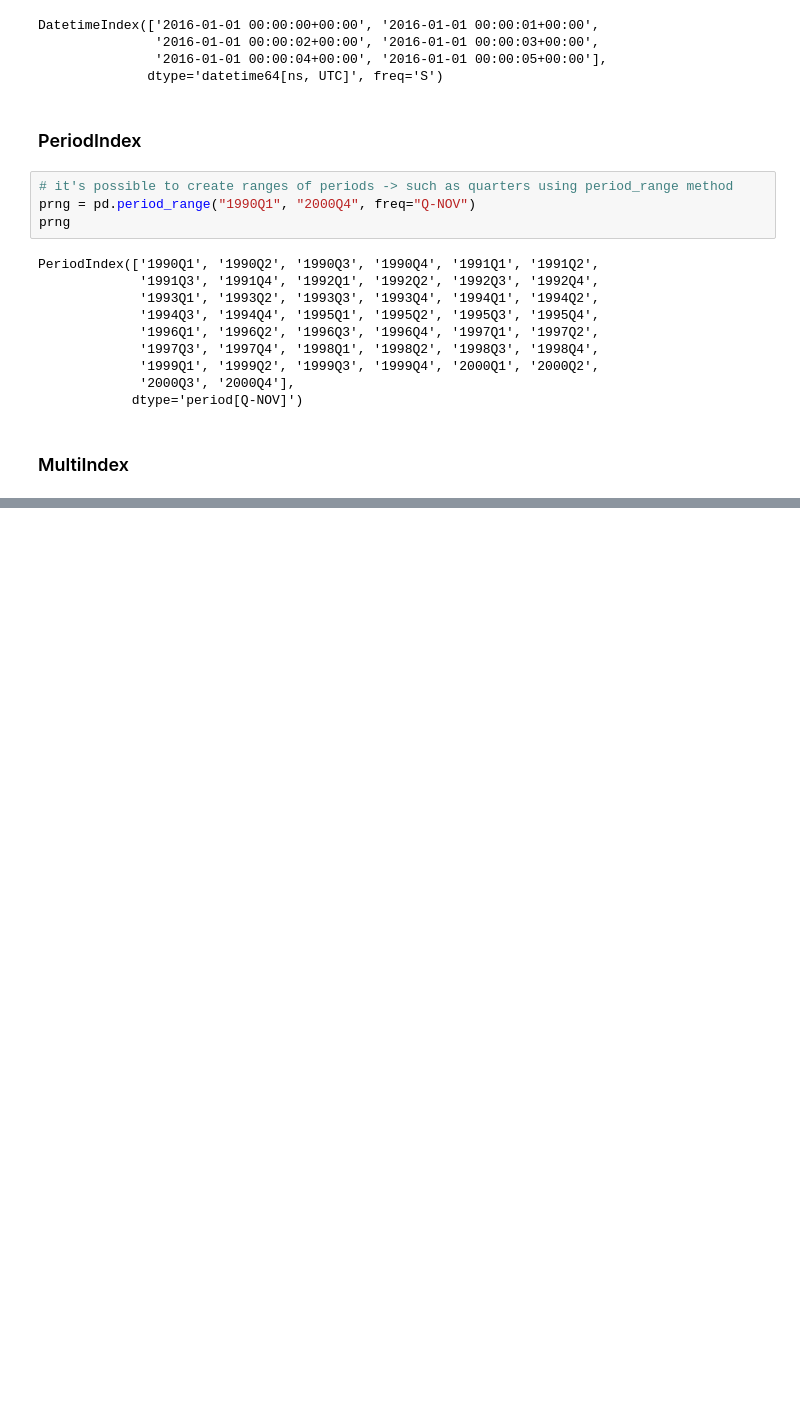
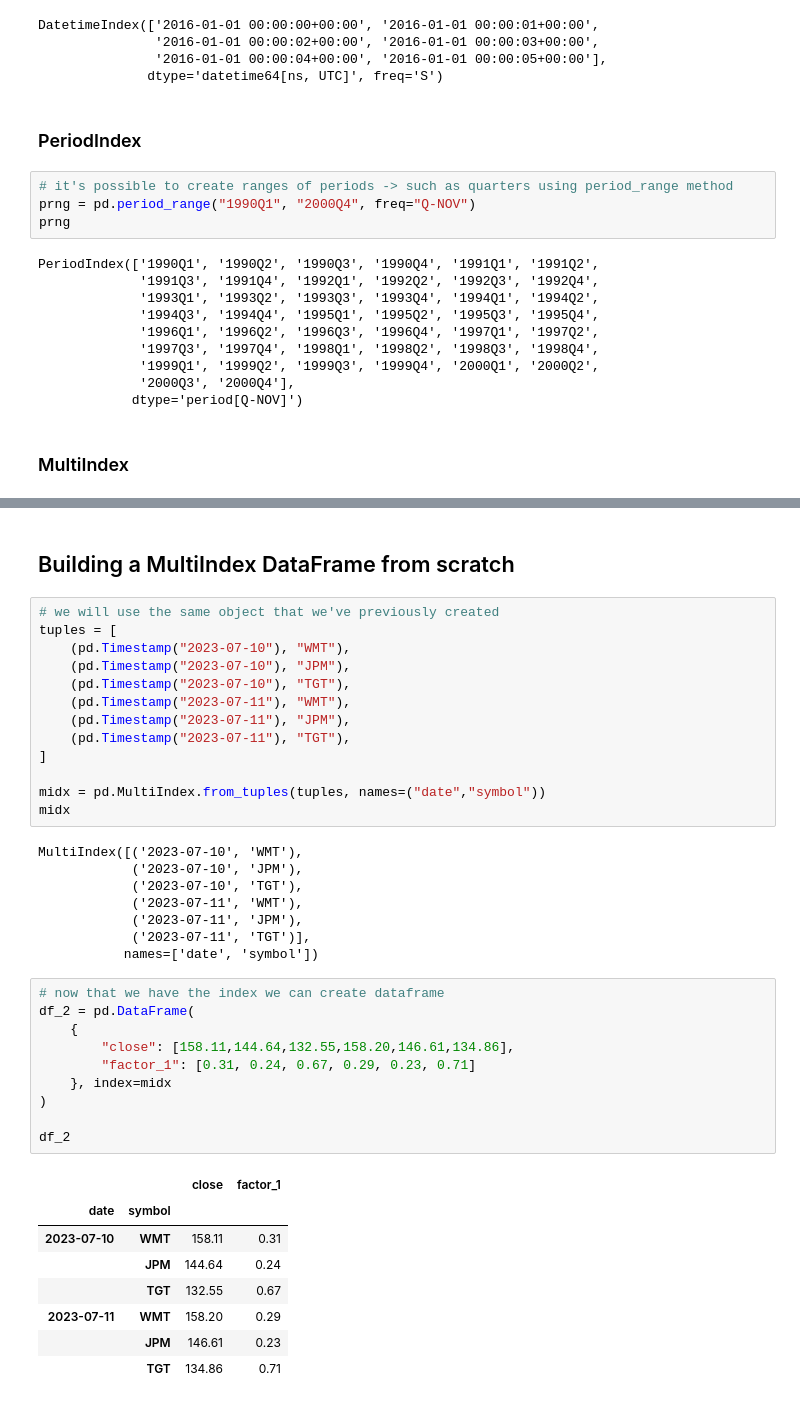
Before and after one commit to MichalPoleszczuk/Books, a Jupyter notebook: Python_for_Algorithmic_Trading_Cookbook/Chapter2/Notes_to_Chapter2.ipynb, the cells around one changed output, grey strips where cells are left out. Saved outputs shown, nothing was run; the diff lists cells and outputs as text; blank space fills up the shorter version.

```diff
--- a/Python_for_Algorithmic_Trading_Cookbook/Chapter2/Notes_to_Chapter2.ipynb
+++ b/Python_for_Algorithmic_Trading_Cookbook/Chapter2/Notes_to_Chapter2.ipynb
@@ -82,0 +242,42 @@ midx = pd.MultiIndex.from_tuples(tuples, names=("date","symbol"))
+# %% [markdown]
+## Building a MultiIndex DataFrame from scratch
+# %%
+# we will use the same object that we've previously created
+tuples = [
+    (pd.Timestamp("2023-07-10"), "WMT"),
+    (pd.Timestamp("2023-07-10"), "JPM"),
+    (pd.Timestamp("2023-07-10"), "TGT"),
+    (pd.Timestamp("2023-07-11"), "WMT"),
+    (pd.Timestamp("2023-07-11"), "JPM"),
+    (pd.Timestamp("2023-07-11"), "TGT"),
+]
+
+midx = pd.MultiIndex.from_tuples(tuples, names=("date","symbol"))
+midx
+# %% [output]
+MultiIndex([('2023-07-10', 'WMT'),
+            ('2023-07-10', 'JPM'),
+            ('2023-07-10', 'TGT'),
+            ('2023-07-11', 'WMT'),
+            ('2023-07-11', 'JPM'),
+            ('2023-07-11', 'TGT')],
+           names=['date', 'symbol'])
+# %%
+# now that we have the index we can create dataframe
+df_2 = pd.DataFrame(
+    {
+        "close": [158.11,144.64,132.55,158.20,146.61,134.86],
+        "factor_1": [0.31, 0.24, 0.67, 0.29, 0.23, 0.71]
+    }, index=midx
+)
+
+df_2
+# %% [output]
+|  |  | close | factor_1 |
+| date | symbol |  |  |
+| 2023-07-10 | WMT | 158.11 | 0.31 |
+|  | JPM | 144.64 | 0.24 |
+|  | TGT | 132.55 | 0.67 |
+| 2023-07-11 | WMT | 158.20 | 0.29 |
+|  | JPM | 146.61 | 0.23 |
+|  | TGT | 134.86 | 0.71 |
```
Also changed, not shown: parts of 27 cells of this notebook.
